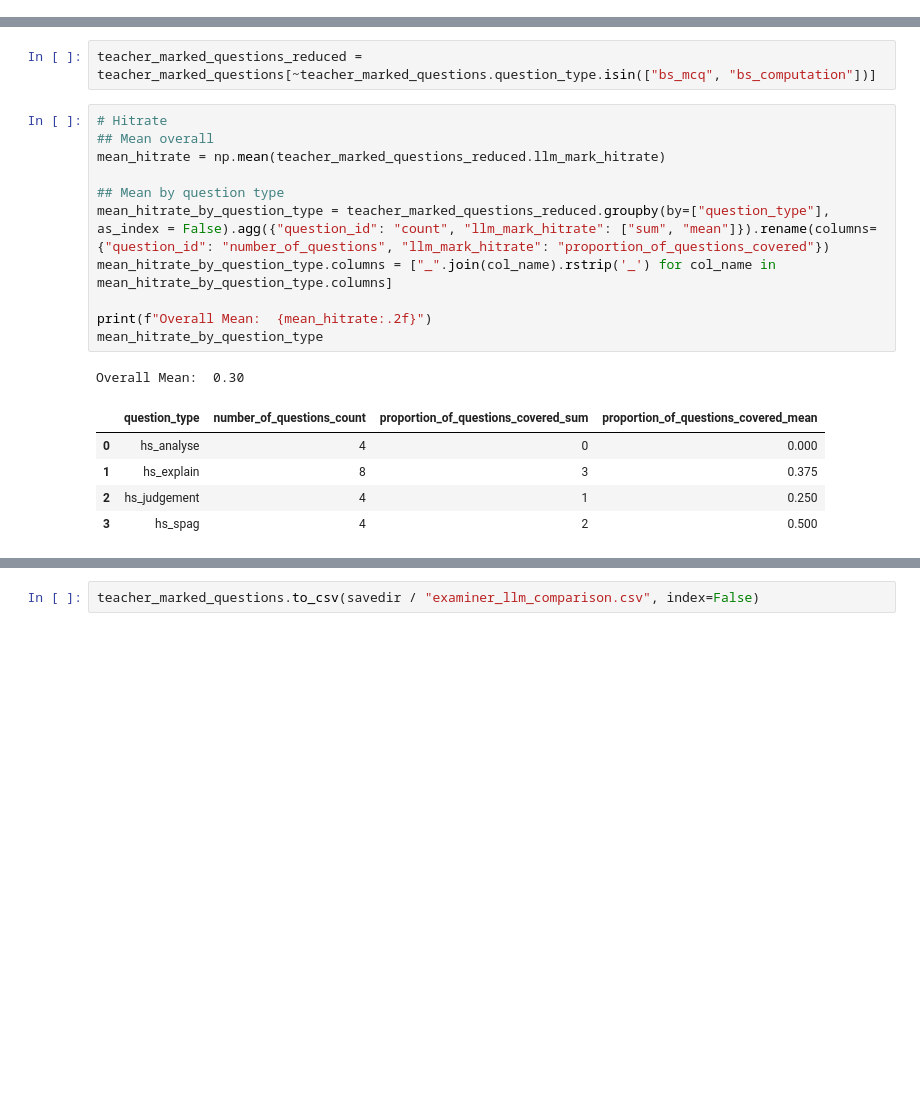
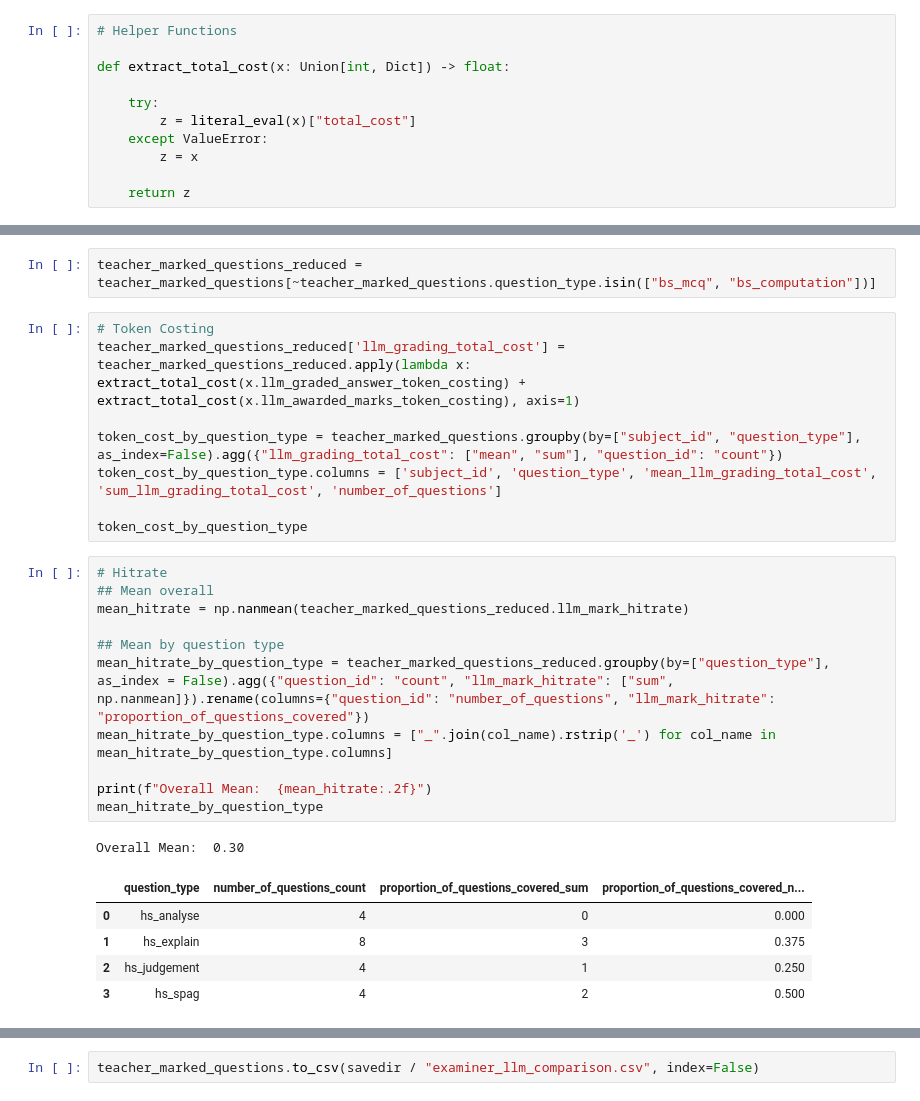
Before and after one commit to Equaite/audenshaw_exam_validation, a Jupyter notebook: question_validation/llm_question_validation.ipynb, the cells around one changed output, grey strips where cells are left out. Cells and saved outputs as stored; diff of their text form; blank space fills up the shorter version.

```diff
--- a/question_validation/llm_question_validation.ipynb
+++ b/question_validation/llm_question_validation.ipynb
@@ -17,3 +17,14 @@ True
+# %%
+# Helper Functions
+
+def extract_total_cost(x: Union[int, Dict]) -> float:
+
+    try:
+        z = literal_eval(x)["total_cost"]
+    except ValueError:
+        z = x
+
+    return z
 # %%
 # Set working directory - Not required if using Jupyter outside of VScode
 workdir = os.environ["workdir"]
@@ -40,20 +41,28 @@ teacher_marked_questions.head()
 # Compute performance statistics
 # %%
 teacher_marked_questions_reduced = teacher_marked_questions[~teacher_marked_questions.question_type.isin(["bs_mcq", "bs_computation"])]
+# %%
+# Token Costing
+teacher_marked_questions_reduced['llm_grading_total_cost'] = teacher_marked_questions_reduced.apply(lambda x: extract_total_cost(x.llm_graded_answer_token_costing) + extract_total_cost(x.llm_awarded_marks_token_costing), axis=1)
+
+token_cost_by_question_type = teacher_marked_questions.groupby(by=["subject_id", "question_type"], as_index=False).agg({"llm_grading_total_cost": ["mean", "sum"], "question_id": "count"})
+token_cost_by_question_type.columns = ['subject_id', 'question_type', 'mean_llm_grading_total_cost', 'sum_llm_grading_total_cost', 'number_of_questions']
+
+token_cost_by_question_type
 # %%
 # Hitrate
 ## Mean overall
-mean_hitrate = np.mean(teacher_marked_questions_reduced.llm_mark_hitrate)
+mean_hitrate = np.nanmean(teacher_marked_questions_reduced.llm_mark_hitrate)
 
 ## Mean by question type
-mean_hitrate_by_question_type = teacher_marked_questions_reduced.groupby(by=["question_type"], as_index = False).agg({"question_id": "count", "llm_mark_hitrate": ["sum", "mean"]}).rename(columns={"question_id": "number_of_questions", "llm_mark_hitrate": "proportion_of_questions_covered"})
+mean_hitrate_by_question_type = teacher_marked_questions_reduced.groupby(by=["question_type"], as_index = False).agg({"question_id": "count", "llm_mark_hitrate": ["sum", np.nanmean]}).rename(columns={"question_id": "number_of_questions", "llm_mark_hitrate": "proportion_of_questions_covered"})
 mean_hitrate_by_question_type.columns = ["_".join(col_name).rstrip('_') for col_name in mean_hitrate_by_question_type.columns]
 
 print(f"Overall Mean:  {mean_hitrate:.2f}")
 mean_hitrate_by_question_type
 # %% [output]
 Overall Mean:  0.30
-|  | question_type | number_of_questions_count | proportion_of_questions_covered_sum | proportion_of_questions_covered_mean |
+|  | question_type | number_of_questions_count | proportion_of_questions_covered_sum | proportion_of_questions_covered_n... |
 | 0 | hs_analyse | 4 | 0 | 0.000 |
 | 1 | hs_explain | 8 | 3 | 0.375 |
 | 2 | hs_judgement | 4 | 1 | 0.250 |
```
Also changed, not shown: parts of 9 cells of this notebook, 23 other files.
